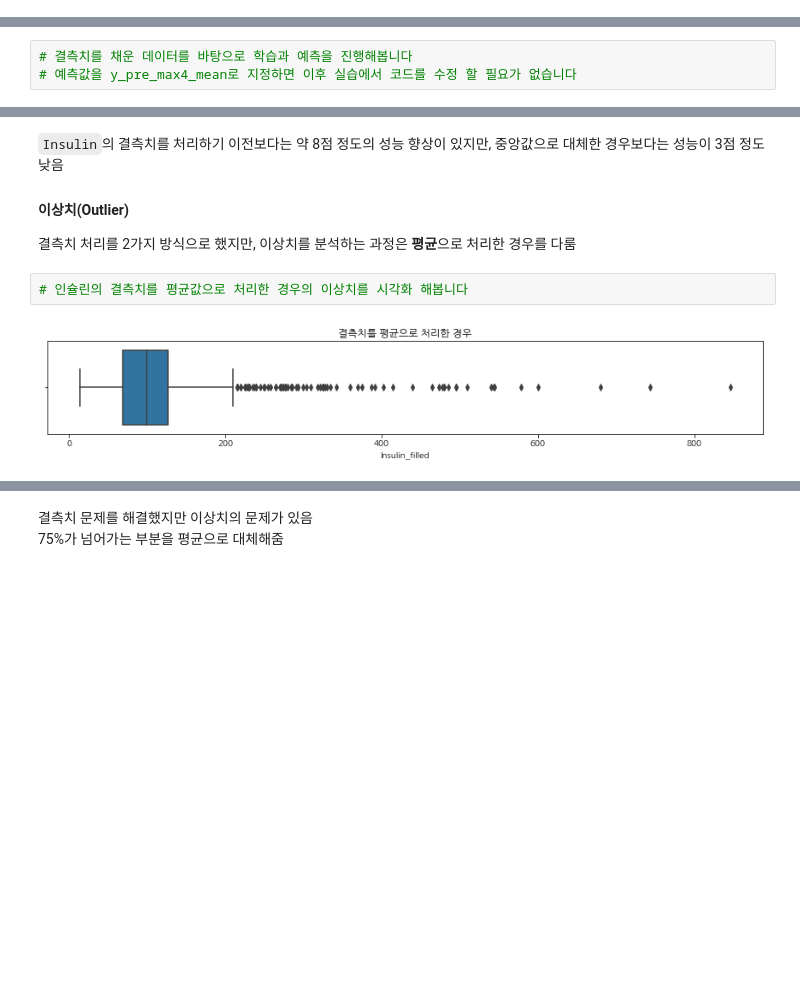
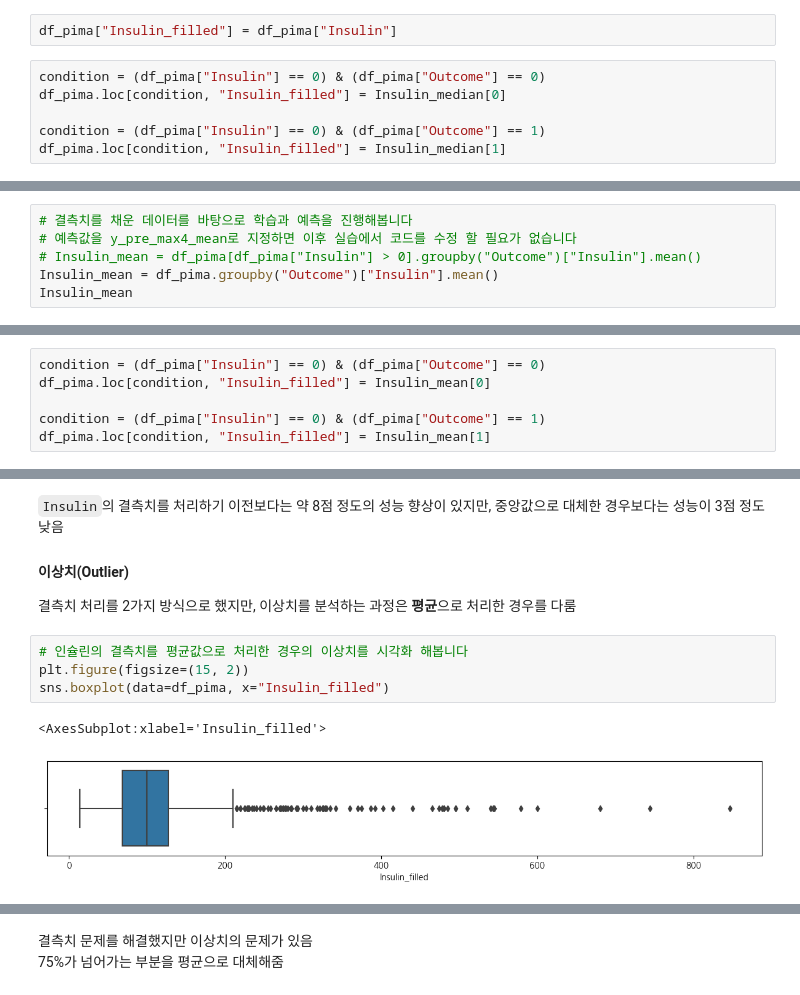
Before and after one commit to nuyhc/Begins_with_a_single_step, a Jupyter notebook: 04_ML/homeowrk/과제 제출 폴더/ML_EDA_CLF_구자현.ipynb, the cells around one changed output, grey strips where cells are left out. Saved outputs shown, nothing was run; the diff lists cells and outputs as text; blank space fills up the shorter version.

```diff
--- a/04_ML/homeowrk/과제 제출 폴더/ML_EDA_CLF_구자현.ipynb
+++ b/04_ML/homeowrk/과제 제출 폴더/ML_EDA_CLF_구자현.ipynb
@@ -434,0 +451,8 @@ feature_name.append("Insulin_filled") # 결측치를 보완한 인슐린 값
+# %%
+df_pima["Insulin_filled"] = df_pima["Insulin"]
+# %%
+condition = (df_pima["Insulin"] == 0) & (df_pima["Outcome"] == 0)
+df_pima.loc[condition, "Insulin_filled"] = Insulin_median[0]
+
+condition = (df_pima["Insulin"] == 0) & (df_pima["Outcome"] == 1)
+df_pima.loc[condition, "Insulin_filled"] = Insulin_median[1]
@@ -447,4 +488,7 @@ accuracy_score(y_test, y_pre_max4_50_per)
 # %%
 # 결측치를 채운 데이터를 바탕으로 학습과 예측을 진행해봅니다
 # 예측값을 y_pre_max4_mean로 지정하면 이후 실습에서 코드를 수정 할 필요가 없습니다
+# Insulin_mean = df_pima[df_pima["Insulin"] > 0].groupby("Outcome")["Insulin"].mean()
+Insulin_mean = df_pima.groupby("Outcome")["Insulin"].mean()
+Insulin_mean
 # %% [output]
@@ -451,0 +499,6 @@ accuracy_score(y_test, y_pre_max4_50_per)
+# %%
+condition = (df_pima["Insulin"] == 0) & (df_pima["Outcome"] == 0)
+df_pima.loc[condition, "Insulin_filled"] = Insulin_mean[0]
+
+condition = (df_pima["Insulin"] == 0) & (df_pima["Outcome"] == 1)
+df_pima.loc[condition, "Insulin_filled"] = Insulin_mean[1]
@@ -460,7 +539,10 @@ accuracy_score(y_test, y_pre_max4_mean)
 결측치 처리를 2가지 방식으로 했지만, 이상치를 분석하는 과정은 **평균**으로 처리한 경우를 다룸
 # %%
 # 인슐린의 결측치를 평균값으로 처리한 경우의 이상치를 시각화 해봅니다
+plt.figure(figsize=(15, 2))
+sns.boxplot(data=df_pima, x="Insulin_filled")
 # %% [output]
+<AxesSubplot:xlabel='Insulin_filled'>
-[figure, old version]
+[figure, new version]
 # %%
 # 통계값을 구해봅니다
```
Also changed, not shown: parts of 34 cells of this notebook.
